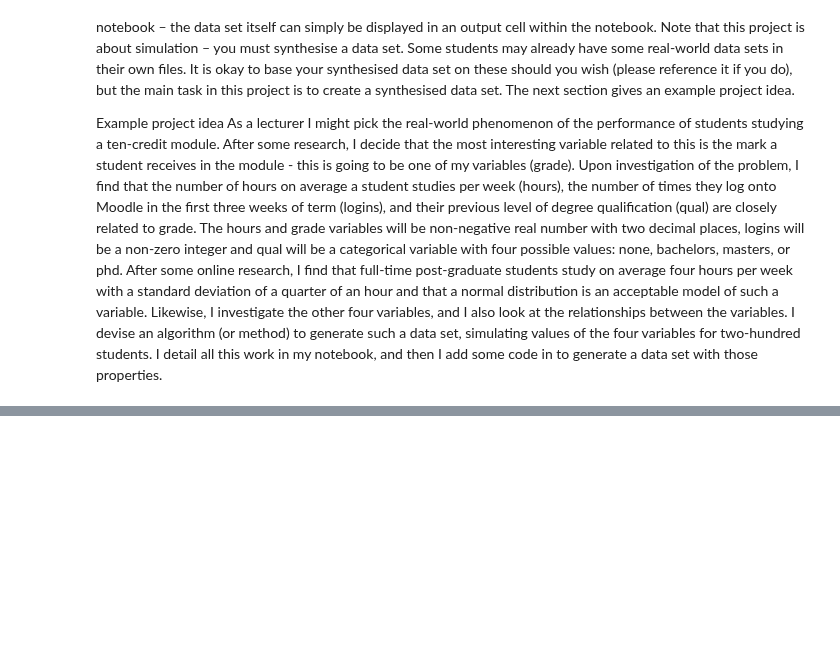
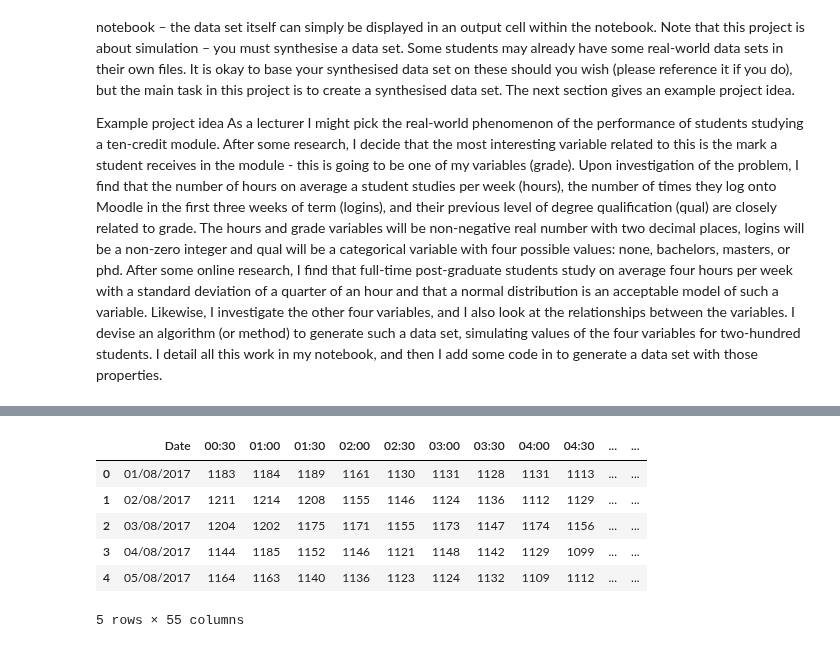
Before and after one commit to Keitho08/Prog_for_data_analyis_project_2020, a Jupyter notebook: Programming_for_Data_Analysis_Project_2020.ipynb, the cells around one changed output, grey strips where cells are left out. Cells and saved outputs as stored; diff of their text form; code cells hidden in the pictures; blank space fills up the shorter version.

```diff
--- a/Programming_for_Data_Analysis_Project_2020.ipynb
+++ b/Programming_for_Data_Analysis_Project_2020.ipynb
@@ -43,0 +61,11 @@ import pandas as pd
+# %%
+df['datetime'] = pd.to_datetime(df['Date'])
+df.head()
+# %% [output]
+|  | Date | 00:30 | 01:00 | 01:30 | 02:00 | 02:30 | 03:00 | 03:30 | 04:00 | 04:30 | ... | ... |
+| 0 | 01/08/2017 | 1183 | 1184 | 1189 | 1161 | 1130 | 1131 | 1128 | 1131 | 1113 | ... | ... |
+| 1 | 02/08/2017 | 1211 | 1214 | 1208 | 1155 | 1146 | 1124 | 1136 | 1112 | 1129 | ... | ... |
+| 2 | 03/08/2017 | 1204 | 1202 | 1175 | 1171 | 1155 | 1173 | 1147 | 1174 | 1156 | ... | ... |
+| 3 | 04/08/2017 | 1144 | 1185 | 1152 | 1146 | 1121 | 1148 | 1142 | 1129 | 1099 | ... | ... |
+| 4 | 05/08/2017 | 1164 | 1163 | 1140 | 1136 | 1123 | 1124 | 1132 | 1109 | 1112 | ... | ... |
+5 rows × 55 columns
```
Also changed, not shown: parts of 2 cells of this notebook, 2 other files.
